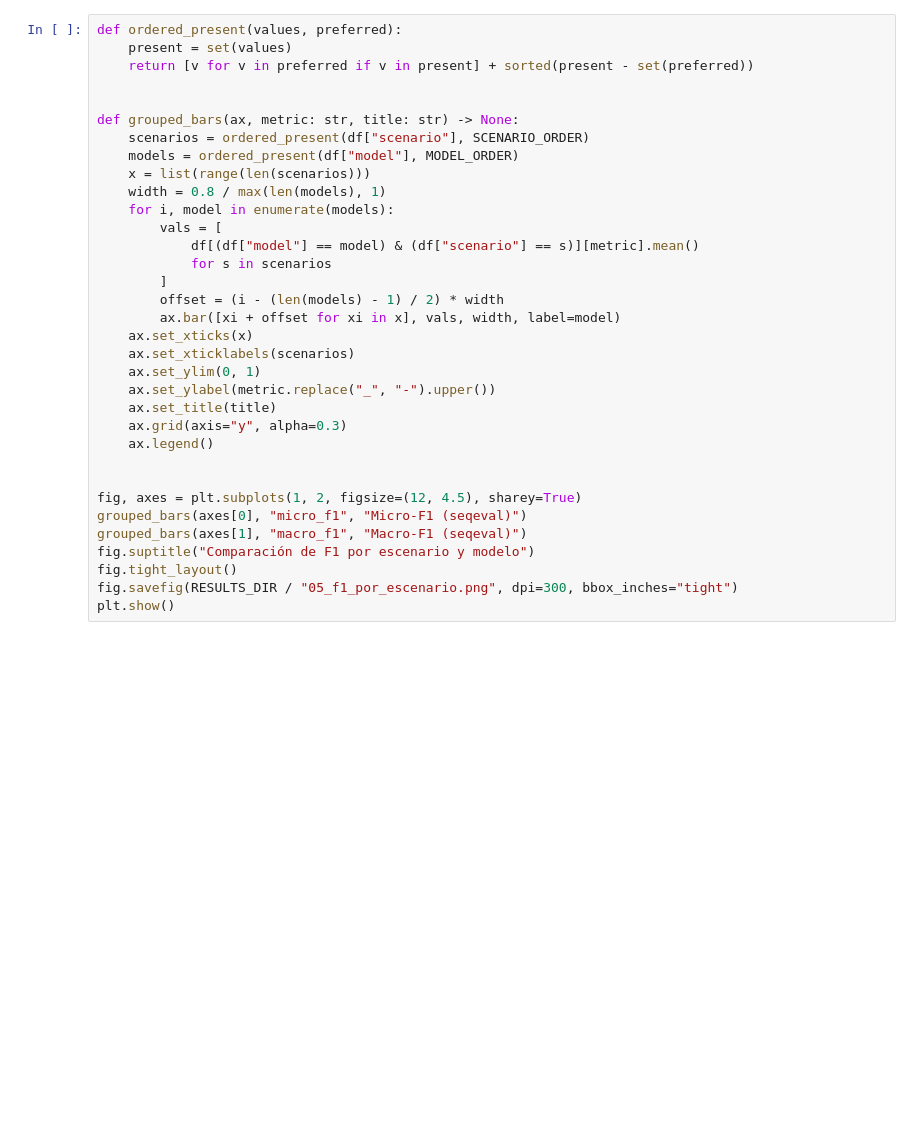
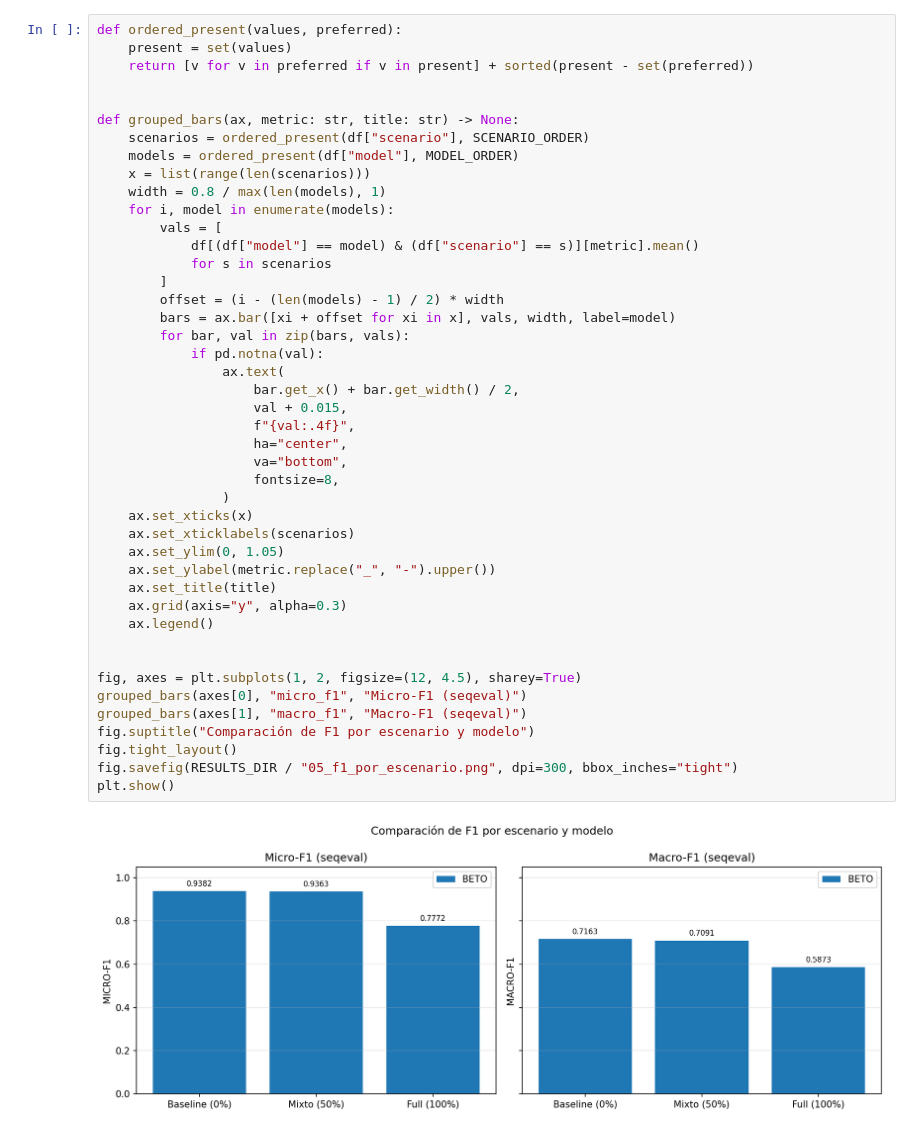
Before and after one commit to Josmar321/Tesis_nlp, a Jupyter notebook: notebooks/01_resultados.ipynb, the cells around one changed output. Saved outputs shown, nothing was run; the diff lists cells and outputs as text; blank space fills up the shorter version.

```diff
--- a/notebooks/01_resultados.ipynb
+++ b/notebooks/01_resultados.ipynb
@@ -106,33 +172,45 @@ def ordered_present(values, preferred):
     present = set(values)
     return [v for v in preferred if v in present] + sorted(present - set(preferred))
 
 
 def grouped_bars(ax, metric: str, title: str) -> None:
     scenarios = ordered_present(df["scenario"], SCENARIO_ORDER)
     models = ordered_present(df["model"], MODEL_ORDER)
     x = list(range(len(scenarios)))
     width = 0.8 / max(len(models), 1)
     for i, model in enumerate(models):
         vals = [
             df[(df["model"] == model) & (df["scenario"] == s)][metric].mean()
             for s in scenarios
         ]
         offset = (i - (len(models) - 1) / 2) * width
-        ax.bar([xi + offset for xi in x], vals, width, label=model)
+        bars = ax.bar([xi + offset for xi in x], vals, width, label=model)
+        for bar, val in zip(bars, vals):
+            if pd.notna(val):
+                ax.text(
+                    bar.get_x() + bar.get_width() / 2,
+                    val + 0.015,
+                    f"{val:.4f}",
+                    ha="center",
+                    va="bottom",
+                    fontsize=8,
+                )
     ax.set_xticks(x)
     ax.set_xticklabels(scenarios)
-    ax.set_ylim(0, 1)
+    ax.set_ylim(0, 1.05)
     ax.set_ylabel(metric.replace("_", "-").upper())
     ax.set_title(title)
     ax.grid(axis="y", alpha=0.3)
     ax.legend()
 
 
 fig, axes = plt.subplots(1, 2, figsize=(12, 4.5), sharey=True)
 grouped_bars(axes[0], "micro_f1", "Micro-F1 (seqeval)")
 grouped_bars(axes[1], "macro_f1", "Macro-F1 (seqeval)")
 fig.suptitle("Comparación de F1 por escenario y modelo")
 fig.tight_layout()
 fig.savefig(RESULTS_DIR / "05_f1_por_escenario.png", dpi=300, bbox_inches="tight")
 plt.show()
+# %% [output]
+[figure, added]
 # %%
```
Also changed, not shown: parts of 10 cells of this notebook, 18 other files.
